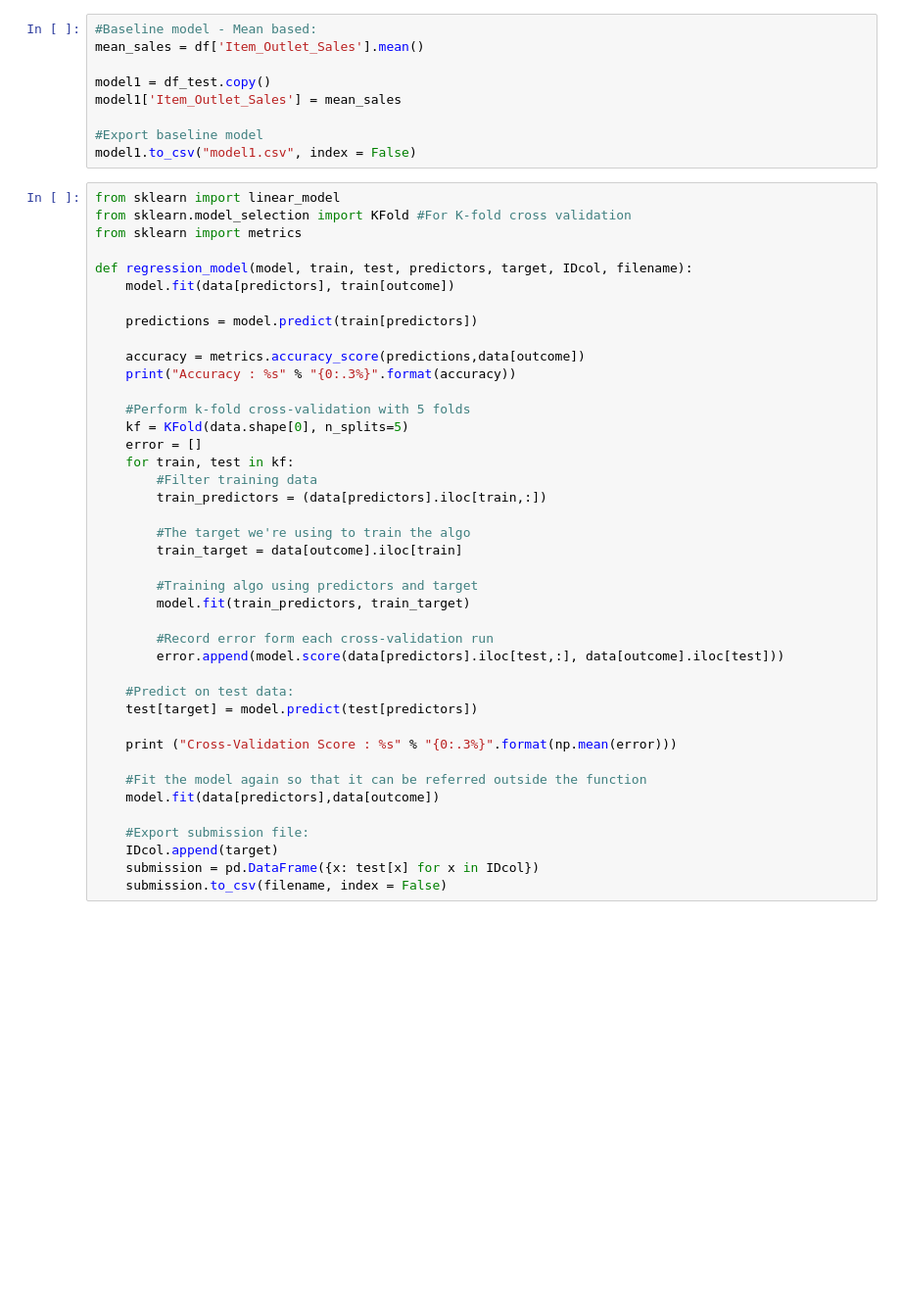
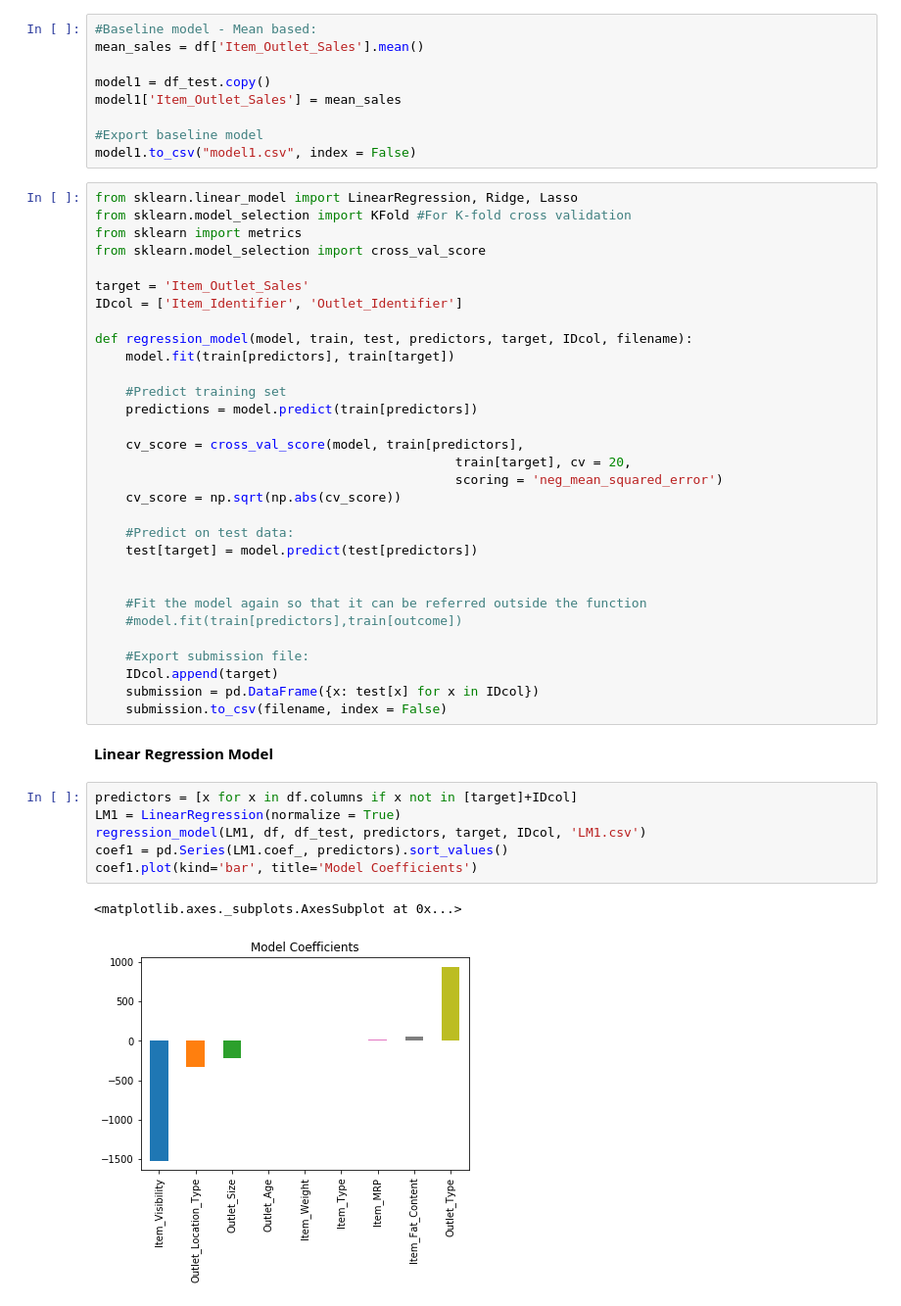
Before and after one commit to pkong97/playing-with-data, a Jupyter notebook: big-mart-sales/big-mart-sales.ipynb, the cells around one changed output. Shown at 98% size. Cells and saved outputs as stored; diff of their text form; blank space fills up the shorter version.

Commit message:
model fitting

```diff
--- a/big-mart-sales/big-mart-sales.ipynb
+++ b/big-mart-sales/big-mart-sales.ipynb
@@ -358,43 +379,44 @@ model1['Item_Outlet_Sales'] = mean_sales
 #Export baseline model
 model1.to_csv("model1.csv", index = False)
 # %%
-from sklearn import linear_model
+from sklearn.linear_model import LinearRegression, Ridge, Lasso
 from sklearn.model_selection import KFold #For K-fold cross validation
 from sklearn import metrics
+from sklearn.model_selection import cross_val_score
+
+target = 'Item_Outlet_Sales'
+IDcol = ['Item_Identifier', 'Outlet_Identifier']
 
 def regression_model(model, train, test, predictors, target, IDcol, filename):
-    model.fit(data[predictors], train[outcome])
+    model.fit(train[predictors], train[target])
 
+    #Predict training set
     predictions = model.predict(train[predictors])
 
-    accuracy = metrics.accuracy_score(predictions,data[outcome])
-    print("Accuracy : %s" % "{0:.3%}".format(accuracy))
-
-    #Perform k-fold cross-validation with 5 folds
-    kf = KFold(data.shape[0], n_splits=5)
-    error = []
-    for train, test in kf:
-        #Filter training data
-        train_predictors = (data[predictors].iloc[train,:])
-
-        #The target we're using to train the algo
-        train_target = data[outcome].iloc[train]
-
-        #Training algo using predictors and target
-        model.fit(train_predictors, train_target)
-
-        #Record error form each cross-validation run
-        error.append(model.score(data[predictors].iloc[test,:], data[outcome].iloc[test]))
+    cv_score = cross_val_score(model, train[predictors],
+                                               train[target], cv = 20,
+                                               scoring = 'neg_mean_squared_error')
+    cv_score = np.sqrt(np.abs(cv_score))
 
     #Predict on test data:
     test[target] = model.predict(test[predictors])
 
-    print ("Cross-Validation Score : %s" % "{0:.3%}".format(np.mean(error)))
 
     #Fit the model again so that it can be referred outside the function
-    model.fit(data[predictors],data[outcome])
+    #model.fit(train[predictors],train[outcome])
 
     #Export submission file:
     IDcol.append(target)
     submission = pd.DataFrame({x: test[x] for x in IDcol})
     submission.to_csv(filename, index = False)
+# %% [markdown]
+**Linear Regression Model**
+# %%
+predictors = [x for x in df.columns if x not in [target]+IDcol]
+LM1 = LinearRegression(normalize = True)
+regression_model(LM1, df, df_test, predictors, target, IDcol, 'LM1.csv')
+coef1 = pd.Series(LM1.coef_, predictors).sort_values()
+coef1.plot(kind='bar', title='Model Coefficients')
+# %% [output]
+<matplotlib.axes._subplots.AxesSubplot at 0x...>
+[figure, added]
```
Also changed, not shown: parts of 3 cells of this notebook, 3 other files.
